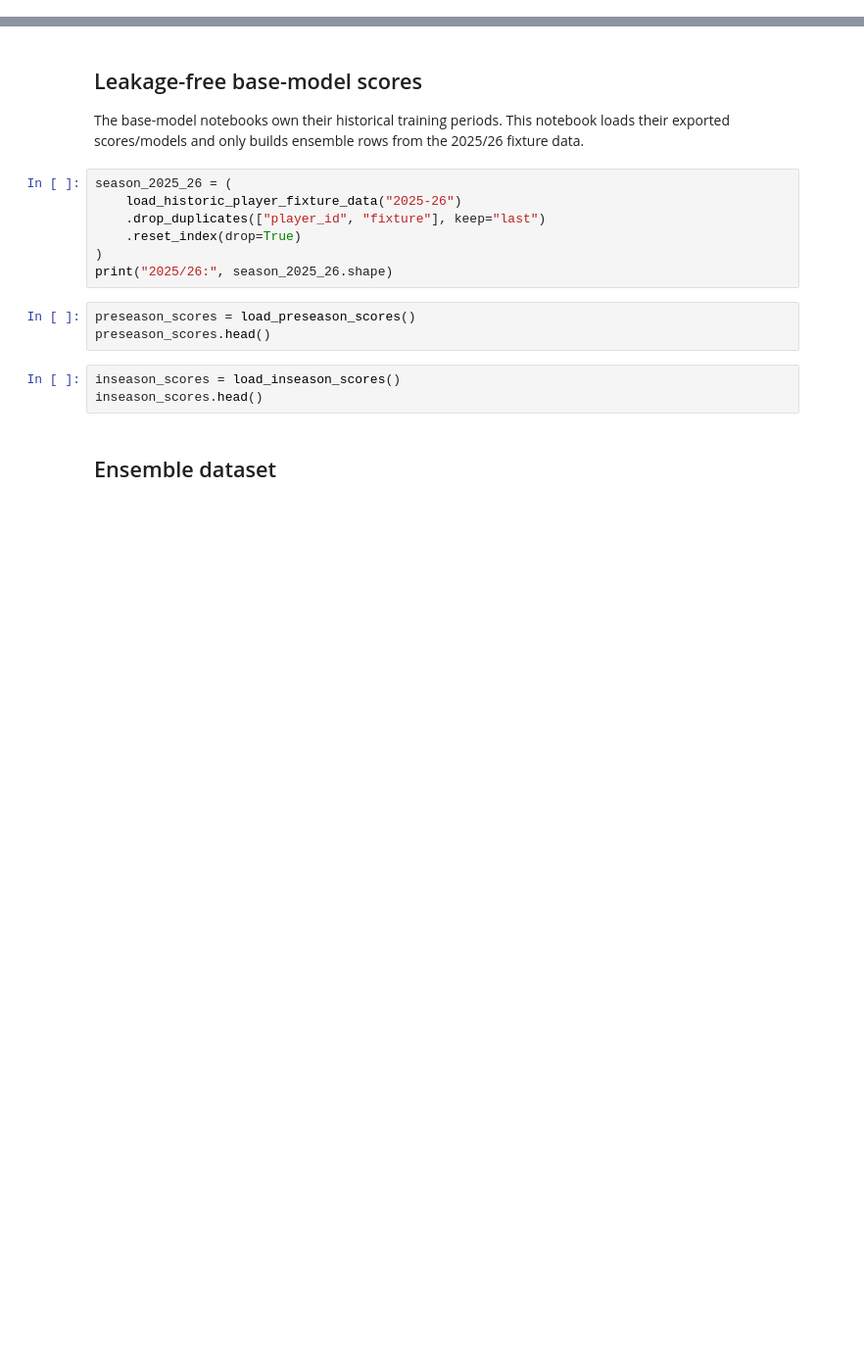
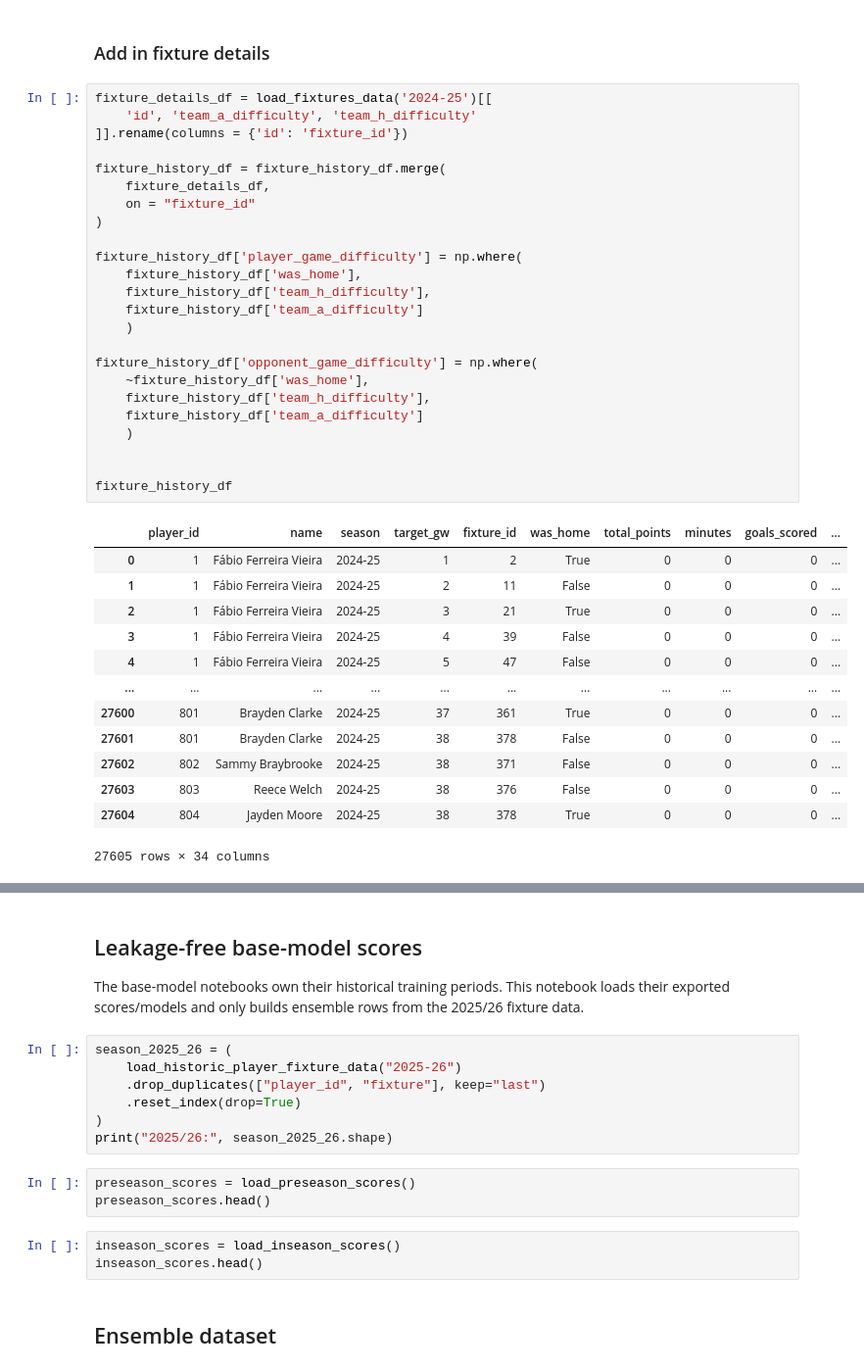
Before and after one commit to calumthompson/fantasy_football_v2, a Jupyter notebook: training/notebooks/ensemble_model.ipynb, the cells around one changed output, grey strips where cells are left out. Shown at 98% size. Drawn from its saved outputs; the diff is of its cells as text; blank space fills up the shorter version.

```diff
--- a/training/notebooks/ensemble_model.ipynb
+++ b/training/notebooks/ensemble_model.ipynb
@@ -27,0 +61,40 @@ RANDOM_STATE = 42
+# %% [markdown]
+### Add in fixture details
+# %%
+fixture_details_df = load_fixtures_data('2024-25')[[
+    'id', 'team_a_difficulty', 'team_h_difficulty'
+]].rename(columns = {'id': 'fixture_id'})
+
+fixture_history_df = fixture_history_df.merge(
+    fixture_details_df,
+    on = "fixture_id"
+)
+
+fixture_history_df['player_game_difficulty'] = np.where(
+    fixture_history_df['was_home'],
+    fixture_history_df['team_h_difficulty'],
+    fixture_history_df['team_a_difficulty']
+    )
+
+fixture_history_df['opponent_game_difficulty'] = np.where(
+    ~fixture_history_df['was_home'],
+    fixture_history_df['team_h_difficulty'],
+    fixture_history_df['team_a_difficulty']
+    )
+
+
+fixture_history_df
+# %% [output]
+|  | player_id | name | season | target_gw | fixture_id | was_home | total_points | minutes | goals_scored | ... |
+| 0 | 1 | Fábio Ferreira Vieira | 2024-25 | 1 | 2 | True | 0 | 0 | 0 | ... |
+| 1 | 1 | Fábio Ferreira Vieira | 2024-25 | 2 | 11 | False | 0 | 0 | 0 | ... |
+| 2 | 1 | Fábio Ferreira Vieira | 2024-25 | 3 | 21 | True | 0 | 0 | 0 | ... |
+| 3 | 1 | Fábio Ferreira Vieira | 2024-25 | 4 | 39 | False | 0 | 0 | 0 | ... |
+| 4 | 1 | Fábio Ferreira Vieira | 2024-25 | 5 | 47 | False | 0 | 0 | 0 | ... |
+| ... | ... | ... | ... | ... | ... | ... | ... | ... | ... | ... |
+| 27600 | 801 | Brayden Clarke | 2024-25 | 37 | 361 | True | 0 | 0 | 0 | ... |
+| 27601 | 801 | Brayden Clarke | 2024-25 | 38 | 378 | False | 0 | 0 | 0 | ... |
+| 27602 | 802 | Sammy Braybrooke | 2024-25 | 38 | 371 | False | 0 | 0 | 0 | ... |
+| 27603 | 803 | Reece Welch | 2024-25 | 38 | 376 | False | 0 | 0 | 0 | ... |
+| 27604 | 804 | Jayden Moore | 2024-25 | 38 | 378 | True | 0 | 0 | 0 | ... |
+27605 rows × 34 columns
```
Also changed, not shown: parts of 9 cells of this notebook, 13 other files.
